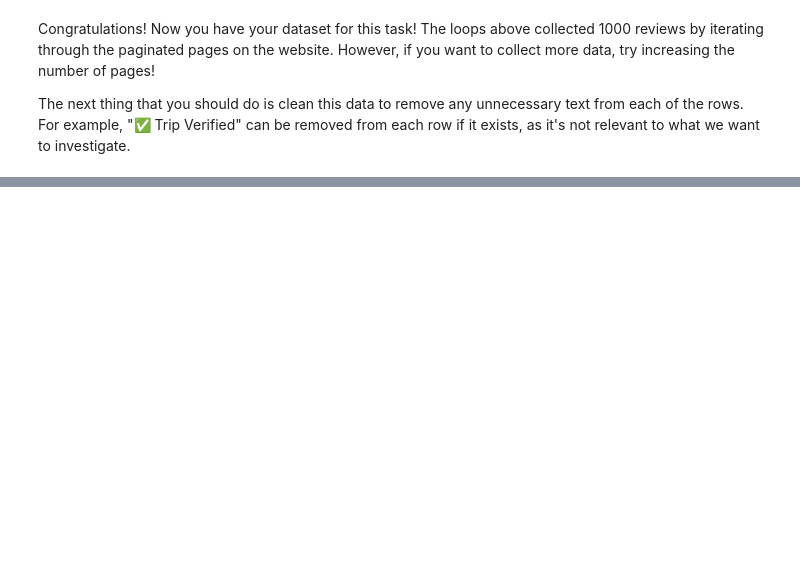
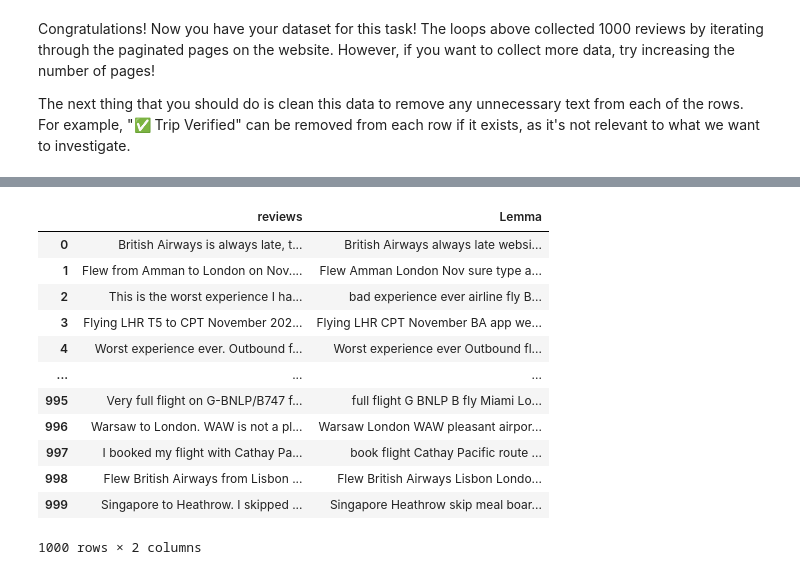
Before and after one commit to Fady-Emeel/British-Airways-virtual-internship, a Jupyter notebook: British_Airways_Task1.ipynb, the cells around one changed output, grey strips where cells are left out. Saved outputs shown, nothing was run; the diff lists cells and outputs as text; code cells hidden in the pictures; blank space fills up the shorter version.

```diff
--- a/British_Airways_Task1.ipynb
+++ b/British_Airways_Task1.ipynb
@@ -134,0 +204,22 @@ sentiment_analysis_df.to_csv("sentiment_content.csv", index=False)
+# %%
+#The nltk.corpus package defines a collection of corpus reader classes, which can be used to access the contents of a diverse set of corpora.
+
+
+nltk.download('omw-1.4')
+nltk.download('averaged_perceptron_tagger')
+
+# POS tagger dictionary
+pos_dict = {'J':wordnet.ADJ, 'V':wordnet.VERB, 'N':wordnet.NOUN, 'R':wordnet.ADV}
+def token_stop_pos(text):
+    tags = pos_tag(word_tokenize(text))
+    #print(tags)
+    newlist = []
+    for word, tag in tags:
+        if word.lower() not in set(stopwords.words('english')):
+          newlist.append(tuple([word, pos_dict.get(tag[0])]))
+          #print(tag[0])
+          #print(pos_dict.get(tag[0]))
+    return newlist
+
+df['POS tagged'] = df['Cleaned Reviews'].apply(token_stop_pos)
+df.head()
@@ -134,0 +262,16 @@ sentiment_analysis_df.to_csv("sentiment_content.csv", index=False)
+# %%
+df[['reviews','Lemma']]
+# %% [output]
+|  | reviews | Lemma |
+| 0 | British Airways is always late, t... | British Airways always late websi... |
+| 1 | Flew from Amman to London on Nov.... | Flew Amman London Nov sure type a... |
+| 2 | This is the worst experience I ha... | bad experience ever airline fly B... |
+| 3 | Flying LHR T5 to CPT November 202... | Flying LHR CPT November BA app we... |
+| 4 | Worst experience ever. Outbound f... | Worst experience ever Outbound fl... |
+| ... | ... | ... |
+| 995 | Very full flight on G-BNLP/B747 f... | full flight G BNLP B fly Miami Lo... |
+| 996 | Warsaw to London. WAW is not a pl... | Warsaw London WAW pleasant airpor... |
+| 997 | I booked my flight with Cathay Pa... | book flight Cathay Pacific route ... |
+| 998 | Flew British Airways from Lisbon ... | Flew British Airways Lisbon Londo... |
+| 999 | Singapore to Heathrow. I skipped ... | Singapore Heathrow skip meal boar... |
+1000 rows × 2 columns
```
Also changed, not shown: parts of 29 cells of this notebook.
